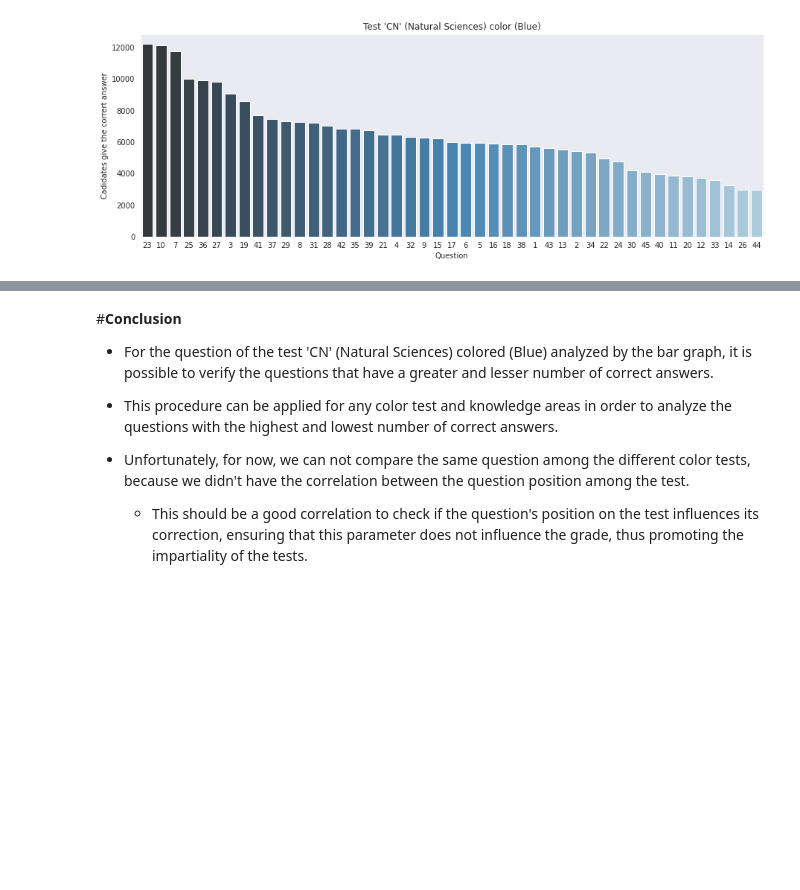
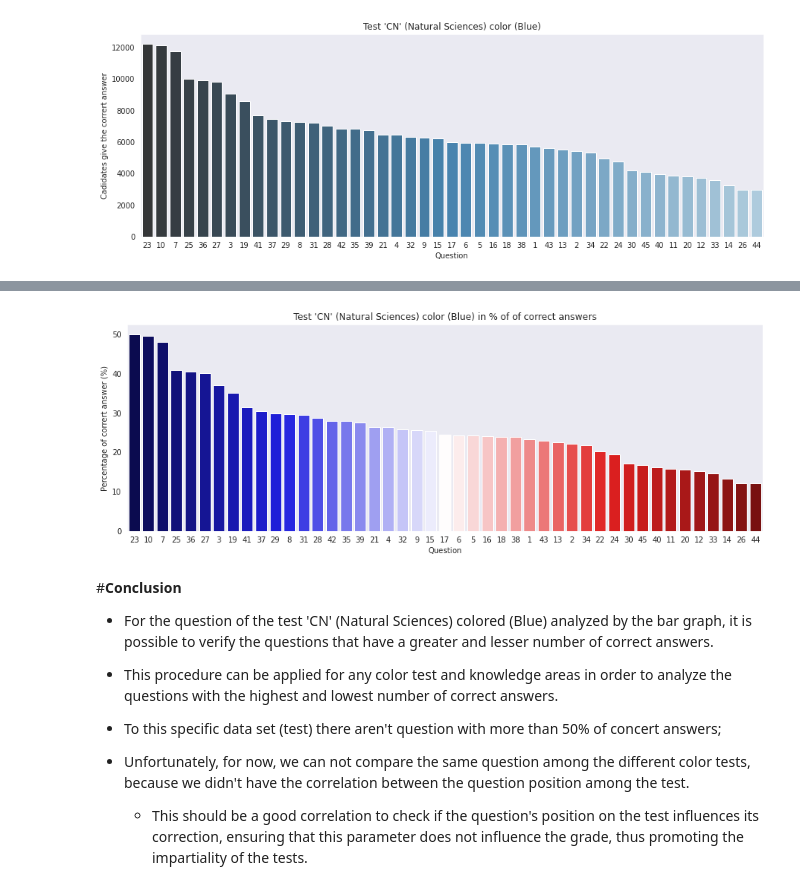
Before and after one commit to Laidson/ENEM_2018_Data_Analysis, a Jupyter notebook: ENEM_2018.ipynb, the cells around one changed output, grey strips where cells are left out. Saved outputs shown, nothing was run; the diff lists cells and outputs as text; code cells hidden in the pictures; blank space fills up the shorter version.

```diff
--- a/ENEM_2018.ipynb
+++ b/ENEM_2018.ipynb
@@ -711,0 +722,12 @@ plt.show()
+# %%
+# In this equation we calculate the percentage of correct answers to each question.
+# We will use the len(hits_matrix) value as 100% of the answers for each question.
+
+percentage = list(map(lambda x: (x*100)/24452, total_of_hits_per_question['hitScore']))
+#list(percentage)
+# %%
+total_of_hits_per_question_percentage = total_of_hits_per_question
+total_of_hits_per_question_percentage.insert(2, 'Percentage', percentage)
+#total_of_hits_per_question_percentage['Percentage'] = percentage
+
+total_of_hits_per_question_percentage.head()
@@ -712,3 +741,13 @@ plt.show()
+# %%
+plt.figure(figsize=(15,5))
+sns.barplot(data=total_of_hits_per_question_percentage, x='Question', y='Percentage',
+            palette='seismic',
+            order=total_of_hits_per_question_percentage.sort_values('hitScore', ascending=False).Question)
+plt.ylabel('Percentage of corrert answer (%)')
+plt.title("Test 'CN' (Natural Sciences) color (Blue) in % of of correct answers")
+plt.show()
+# %% [output]
+[figure, added]
 # %% [markdown]
 #**Conclusion**
 
@@ -716,5 +755,7 @@ plt.show()
 
 * This procedure can be applied for any color test and knowledge areas in order to analyze the questions with the highest and lowest number of correct answers.
 
+* To this specific data set (test) there aren't question with more than 50% of concert answers;
+
 * Unfortunately, for now, we can not compare the same question among the different color tests, because we didn't have the correlation between the question position among the test.
   * This should be a good correlation to check if the question's position on the test influences its correction, ensuring that this parameter does not influence the grade, thus promoting the impartiality of the tests.
```
Also changed, not shown: parts of 6 cells of this notebook.
